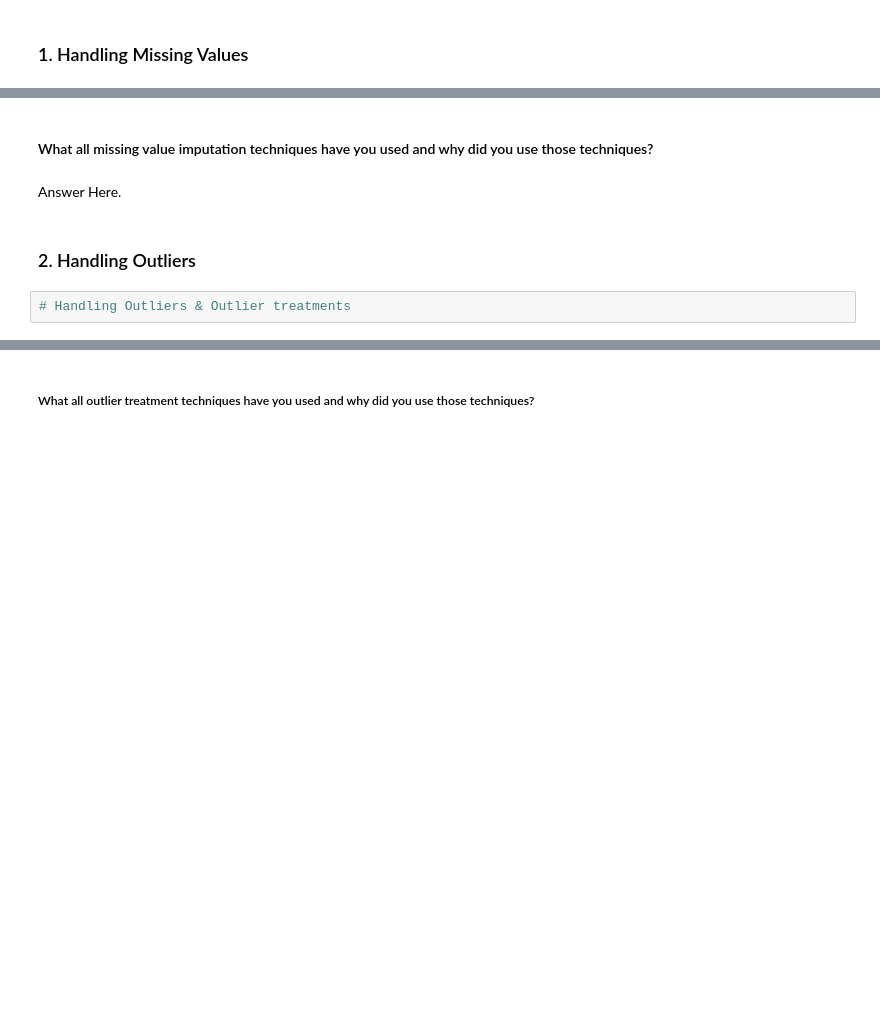
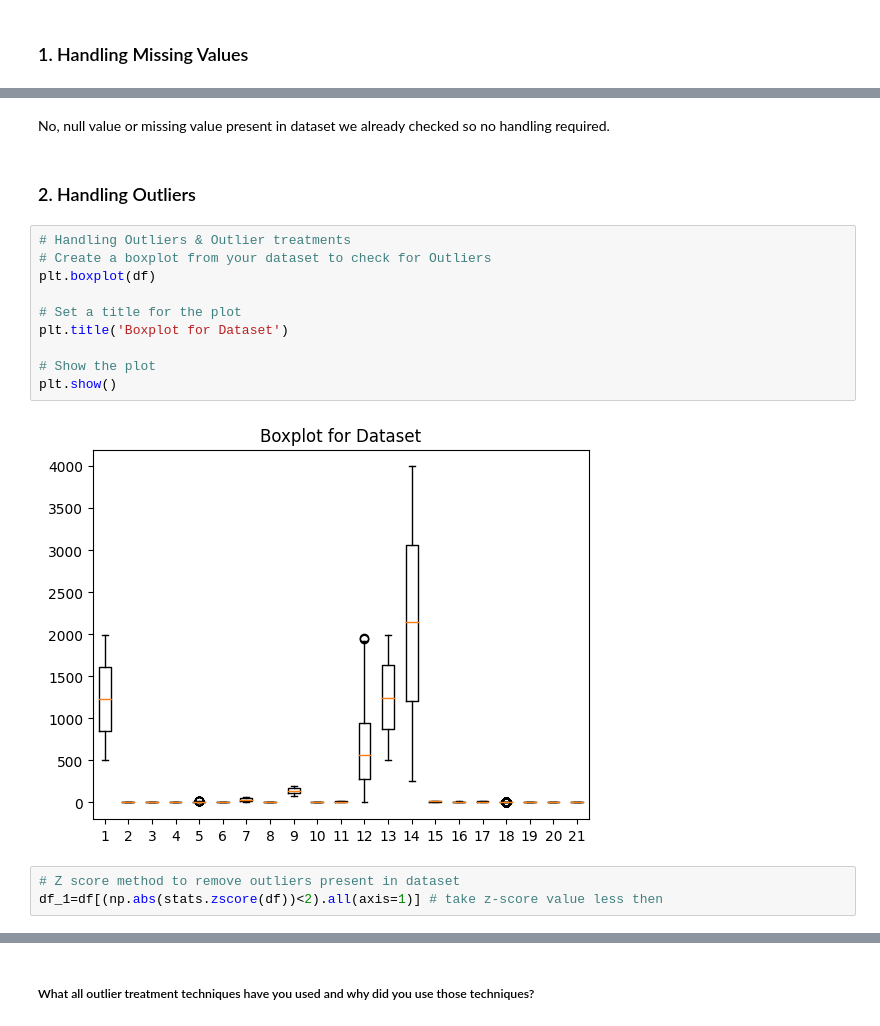
Before and after one commit to waghpallavi/Mobile-Price-Range-Prediction, a Jupyter notebook: Mobile_Price_Range_Prediction.ipynb, the cells around one changed output, grey strips where cells are left out. Drawn from its saved outputs; the diff is of its cells as text; blank space fills up the shorter version.

```diff
--- a/Mobile_Price_Range_Prediction.ipynb
+++ b/Mobile_Price_Range_Prediction.ipynb
@@ -536,8 +534,19 @@ The correlation heatmap shows that the 'ram' and 'price_range' features have a s
-# %% [markdown]
-#### What all missing value imputation techniques have you used and why did you use those techniques?
-# %% [markdown]
-Answer Here.
+# %% [markdown]
+No, null value or missing value present in dataset we already checked so no handling required.
 # %% [markdown]
 ### 2. Handling Outliers
-# %%
-# Handling Outliers & Outlier treatments
+# %%
+# Handling Outliers & Outlier treatments
+# Create a boxplot from your dataset to check for Outliers
+plt.boxplot(df)
+
+# Set a title for the plot
+plt.title('Boxplot for Dataset')
+
+# Show the plot
+plt.show()
+# %% [output]
+[figure, added]
+# %%
+# Z score method to remove outliers present in dataset
+df_1=df[(np.abs(stats.zscore(df))<2).all(axis=1)] # take z-score value less then
```
Also changed, not shown: parts of 39 cells of this notebook.
